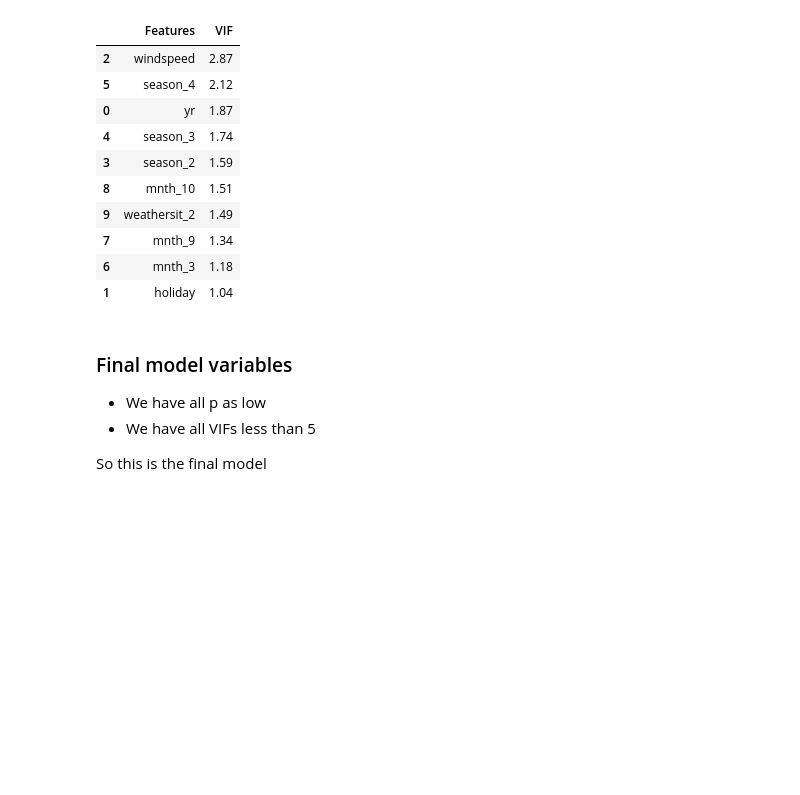
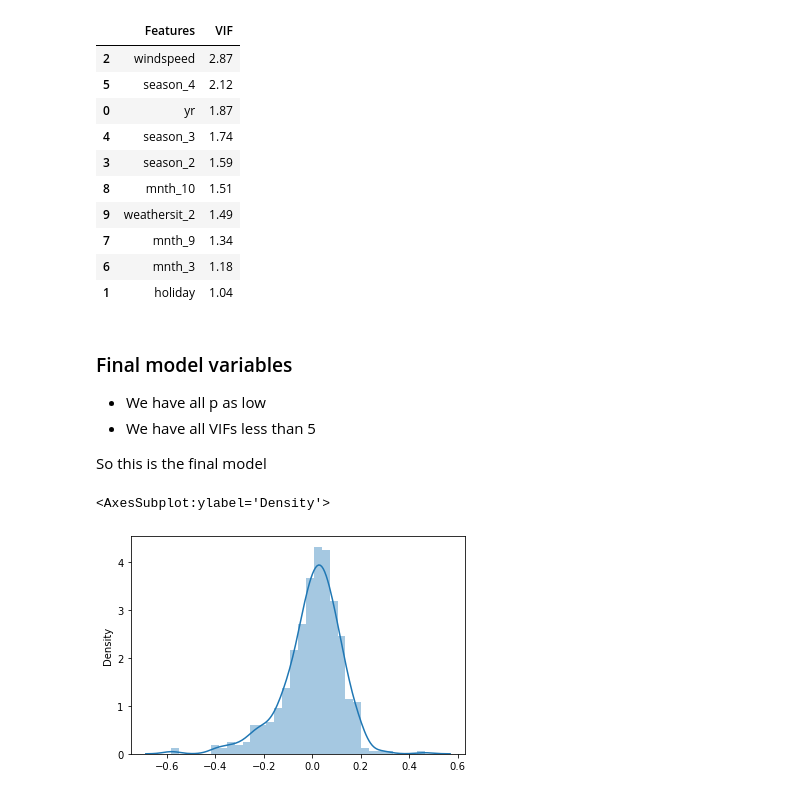
Before and after one commit to tsrnihar/Bike-Hire-Assignment, a Jupyter notebook: Assignment - Bike sharing.ipynb, the cells around one changed output. Cells and saved outputs as stored; diff of their text form; code cells hidden in the pictures; blank space fills up the shorter version.

Commit message:
Final Model
Evaluated the model on test data

```diff
--- a/Assignment - Bike sharing.ipynb
+++ b/Assignment - Bike sharing.ipynb
@@ -1778,3 +1778,11 @@ vif
 - We have all VIFs less than 5
 
 So this is the final model
+# %%
+y_train_pred = lr_model.predict(X_train_sm)
+# %%
+res = y_train - y_train_pred
+sns.distplot(res)
+# %% [output]
+<AxesSubplot:ylabel='Density'>
+[figure, added]
```
Also changed, not shown: parts of 7 cells of this notebook.
